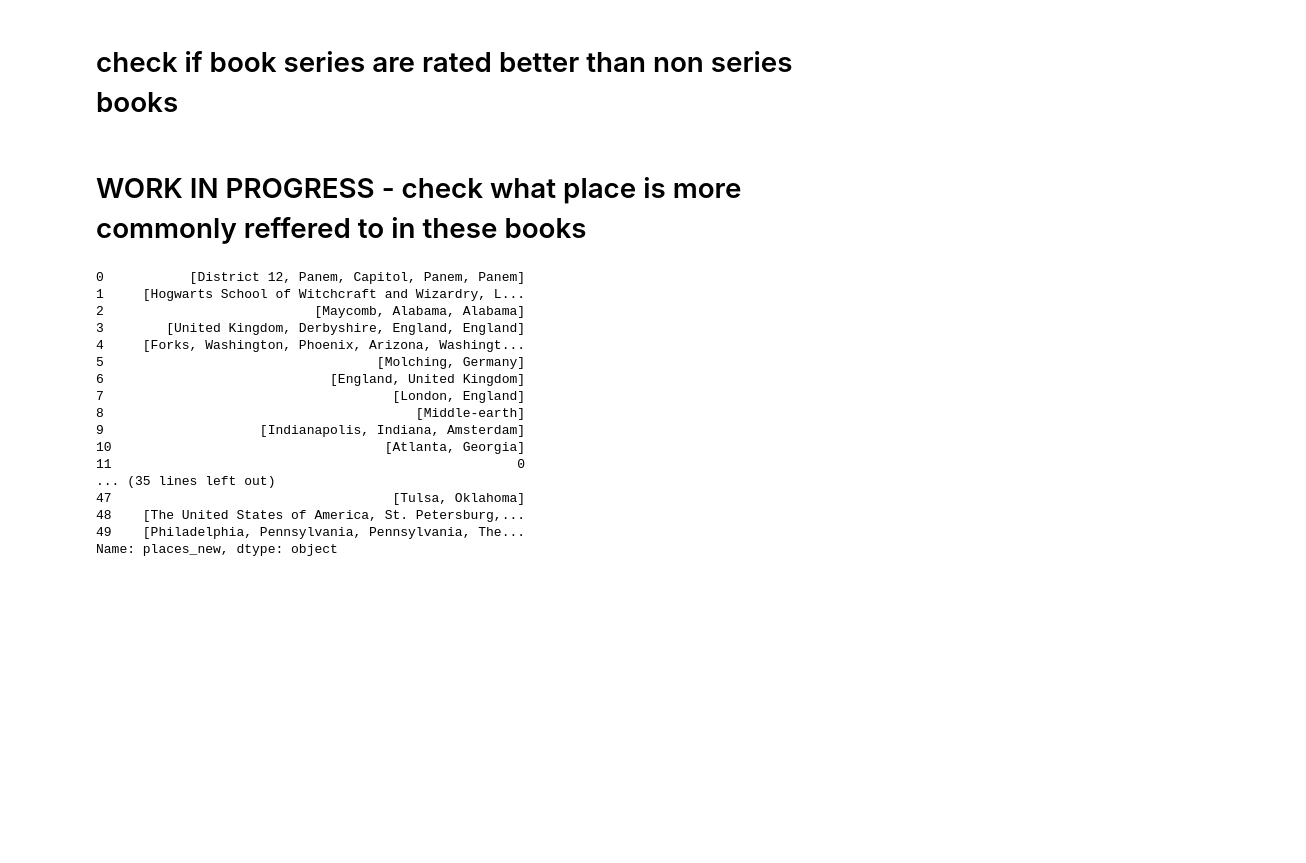
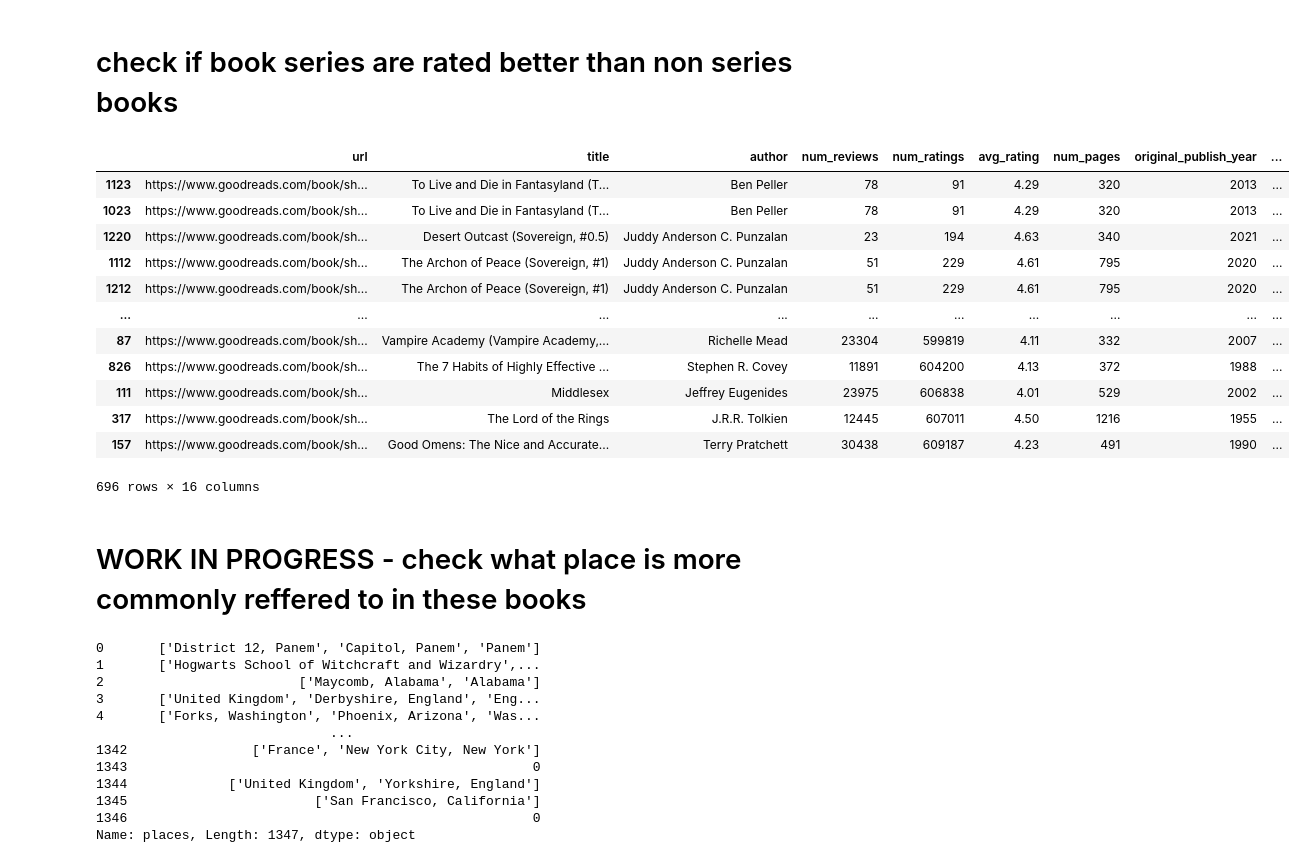
Before and after one commit to TonyMTH/Groupwork-Best-Books-Ever-Challenge, a Jupyter notebook: best_books_analysis.ipynb, the cells around one changed output. Cells and saved outputs as stored; diff of their text form; code cells hidden in the pictures; blank space fills up the shorter version.

```diff
--- a/best_books_analysis.ipynb
+++ b/best_books_analysis.ipynb
@@ -89,39 +161,53 @@ df2.groupby('series')['minmax_norm_ratings'].mean()
+# %%
+# df.groupby('series')['minmax_norm_ratings'].mean()
+# df.groupby('series').size()
+
+df[ (df['num_ratings'] < df['num_ratings'].std()) & (df['avg_rating']>4) ].sort_values(by=['num_ratings'], ascending=[True])
+# %% [output]
+|  | url | title | author | num_reviews | num_ratings | avg_rating | num_pages | original_publish_year | ... |
+| 1123 | https://www.goodreads.com/book/sh... | To Live and Die in Fantasyland (T... | Ben Peller | 78 | 91 | 4.29 | 320 | 2013 | ... |
+| 1023 | https://www.goodreads.com/book/sh... | To Live and Die in Fantasyland (T... | Ben Peller | 78 | 91 | 4.29 | 320 | 2013 | ... |
+| 1220 | https://www.goodreads.com/book/sh... | Desert Outcast (Sovereign, #0.5) | Juddy Anderson C. Punzalan | 23 | 194 | 4.63 | 340 | 2021 | ... |
+| 1112 | https://www.goodreads.com/book/sh... | The Archon of Peace (Sovereign, #1) | Juddy Anderson C. Punzalan | 51 | 229 | 4.61 | 795 | 2020 | ... |
+| 1212 | https://www.goodreads.com/book/sh... | The Archon of Peace (Sovereign, #1) | Juddy Anderson C. Punzalan | 51 | 229 | 4.61 | 795 | 2020 | ... |
+| ... | ... | ... | ... | ... | ... | ... | ... | ... | ... |
+| 87 | https://www.goodreads.com/book/sh... | Vampire Academy (Vampire Academy,... | Richelle Mead | 23304 | 599819 | 4.11 | 332 | 2007 | ... |
+| 826 | https://www.goodreads.com/book/sh... | The 7 Habits of Highly Effective ... | Stephen R. Covey | 11891 | 604200 | 4.13 | 372 | 1988 | ... |
+| 111 | https://www.goodreads.com/book/sh... | Middlesex | Jeffrey Eugenides | 23975 | 606838 | 4.01 | 529 | 2002 | ... |
+| 317 | https://www.goodreads.com/book/sh... | The Lord of the Rings | J.R.R. Tolkien | 12445 | 607011 | 4.50 | 1216 | 1955 | ... |
+| 157 | https://www.goodreads.com/book/sh... | Good Omens: The Nice and Accurate... | Terry Pratchett | 30438 | 609187 | 4.23 | 491 | 1990 | ... |
+696 rows × 16 columns
 # %% [markdown]
 # WORK IN PROGRESS - check what place is more commonly reffered to in these books
 # %%
 # df2 = df2.replace({'places': {'nan': 0}})
-df2 = df2.replace({'places': {np.nan: 0}})
-# print(df2['places'])
+df = df.replace({'places': {np.nan: 0}})
+print(df['places'])
 
 dictt = []
-for i in df2.index:
-    if df2.loc[i, "places"] == 0:
+for i in df.index:
+    if df.loc[i, "places"] == 0:
         dictt.append(0)
     else:
-        dictt.append( ast.literal_eval(df2.loc[i, "places"]) )
+        dictt.append( ast.literal_eval(df.loc[i, "places"]) )
 
-df2['places_new'] = dictt
-print(df2['places_new'])
+df['places_new'] = dictt
+# print(df['places_new'])
 
 
 
 
-# df2.groupby('places').size()
+# df.groupby('places').size()
 # %% [output]
-0           [District 12, Panem, Capitol, Panem, Panem]
-1     [Hogwarts School of Witchcraft and Wizardry, L...
-2                           [Maycomb, Alabama, Alabama]
-3        [United Kingdom, Derbyshire, England, England]
-4     [Forks, Washington, Phoenix, Arizona, Washingt...
-5                                   [Molching, Germany]
-6                             [England, United Kingdom]
-7                                     [London, England]
-8                                        [Middle-earth]
-9                    [Indianapolis, Indiana, Amsterdam]
-10                                   [Atlanta, Georgia]
-11                                                    0
-... (35 lines left out)
-47                                    [Tulsa, Oklahoma]
-48    [The United States of America, St. Petersburg,...
-49    [Philadelphia, Pennsylvania, Pennsylvania, The...
-Name: places_new, dtype: object
+0       ['District 12, Panem', 'Capitol, Panem', 'Panem']
+1       ['Hogwarts School of Witchcraft and Wizardry',...
+2                         ['Maycomb, Alabama', 'Alabama']
+3       ['United Kingdom', 'Derbyshire, England', 'Eng...
+4       ['Forks, Washington', 'Phoenix, Arizona', 'Was...
+                              ...
+1342                ['France', 'New York City, New York']
+1343                                                    0
+1344             ['United Kingdom', 'Yorkshire, England']
+1345                        ['San Francisco, California']
+1346                                                    0
+Name: places, Length: 1347, dtype: object
```
Also changed, not shown: parts of 13 cells of this notebook.
